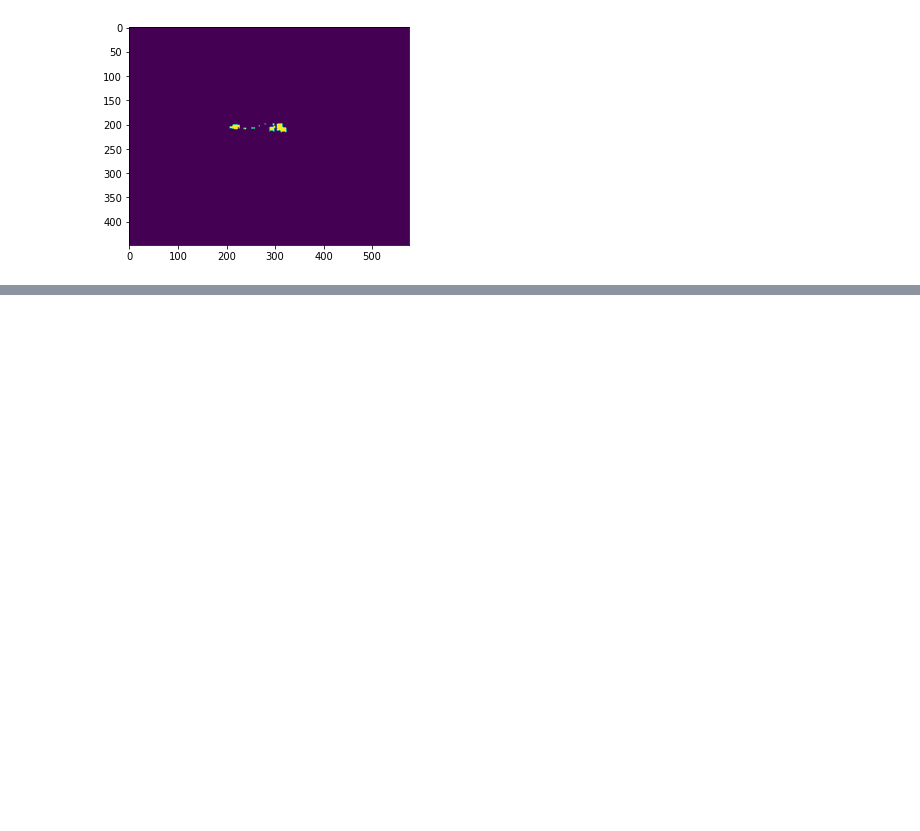
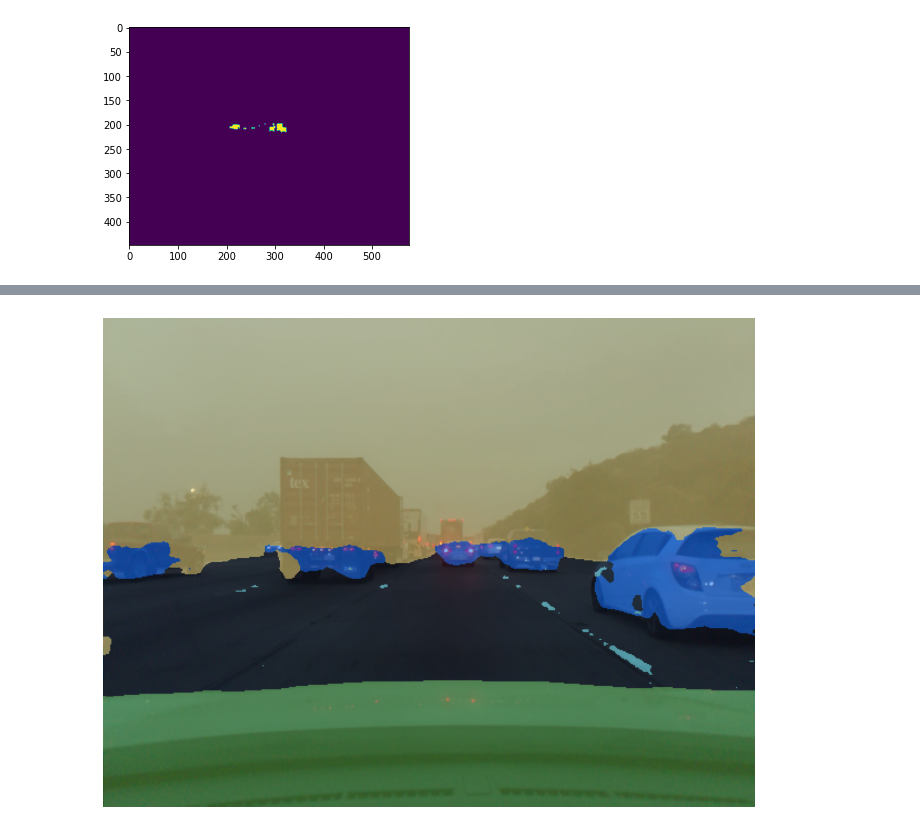
Before and after one commit to johanngerberding/comma10k-segmentation-pytorch, a Jupyter notebook: visualize.ipynb, the cells around one changed output, grey strips where cells are left out. Drawn from its saved outputs; the diff is of its cells as text; code cells hidden in the pictures; blank space fills up the shorter version.

Commit message:
trained a simple model and checked if it could learn anything

```diff
--- a/visualize.ipynb
+++ b/visualize.ipynb
@@ -61,0 +174,38 @@ plt.imshow(mask[4])
+# %%
+def plot_segmentation(
+    model,
+    img_path,
+    classes,
+    transforms,
+    device,
+    figsize=(16,9),
+    img_weight=0.5,
+):
+    pred = predict(model, img_path, transforms, device)
+    classMap = np.argmax(pred, axis=0)
+
+    # pick some random colors
+    np.random.seed(42)
+    colors = np.random.randint(0, 255, size=(len(classes) - 1, 3), dtype="uint8")
+    colors = np.vstack([[0, 0, 0], colors]).astype("uint8")
+
+    colored_mask = colors[classMap]
+
+    image = cv2.imread(img_path)
+    image = cv2.cvtColor(image, cv2.COLOR_BGR2RGB)
+
+    colored_mask = cv2.resize(
+        colored_mask,
+        (image.shape[1], image.shape[0]),
+        interpolation=cv2.INTER_NEAREST,
+    )
+
+    output = ((img_weight * image) + ((1. - img_weight) * colored_mask)).astype("uint8")
+
+    plt.figure(figsize=figsize)
+    plt.axis("off")
+    plt.imshow(output)
+# %%
+plot_segmentation(model, samples[1], classes, transform, device)
+# %% [output]
+[figure, added]
```
Also changed, not shown: parts of 26 cells of this notebook, 3 other files.
